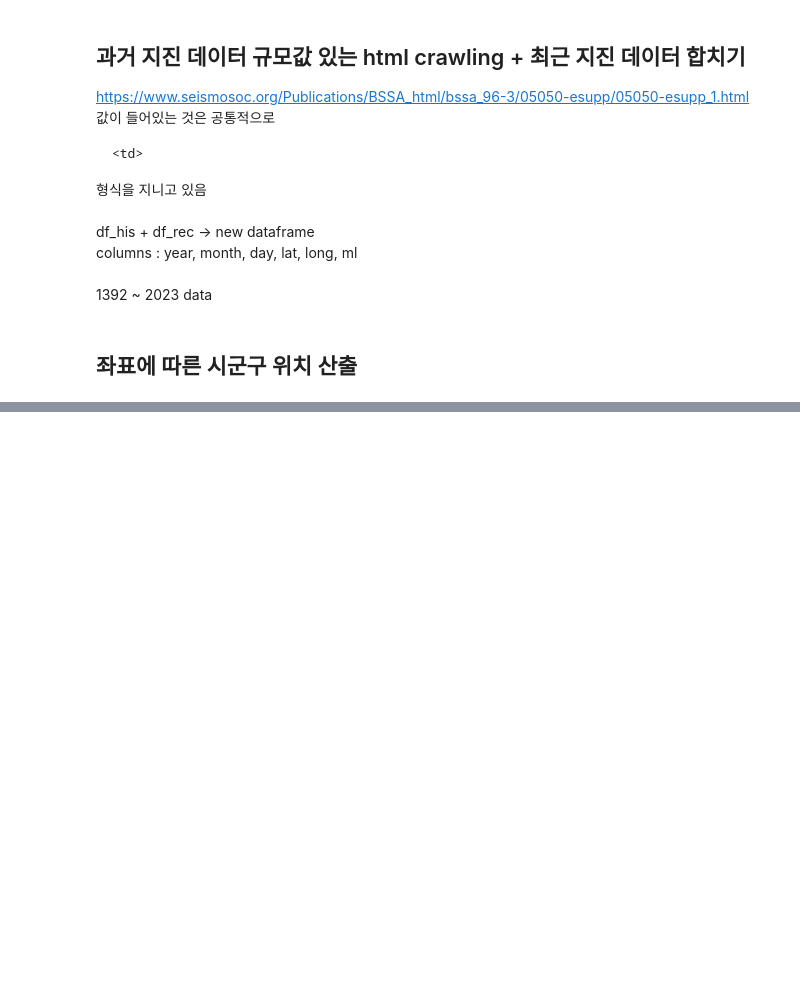
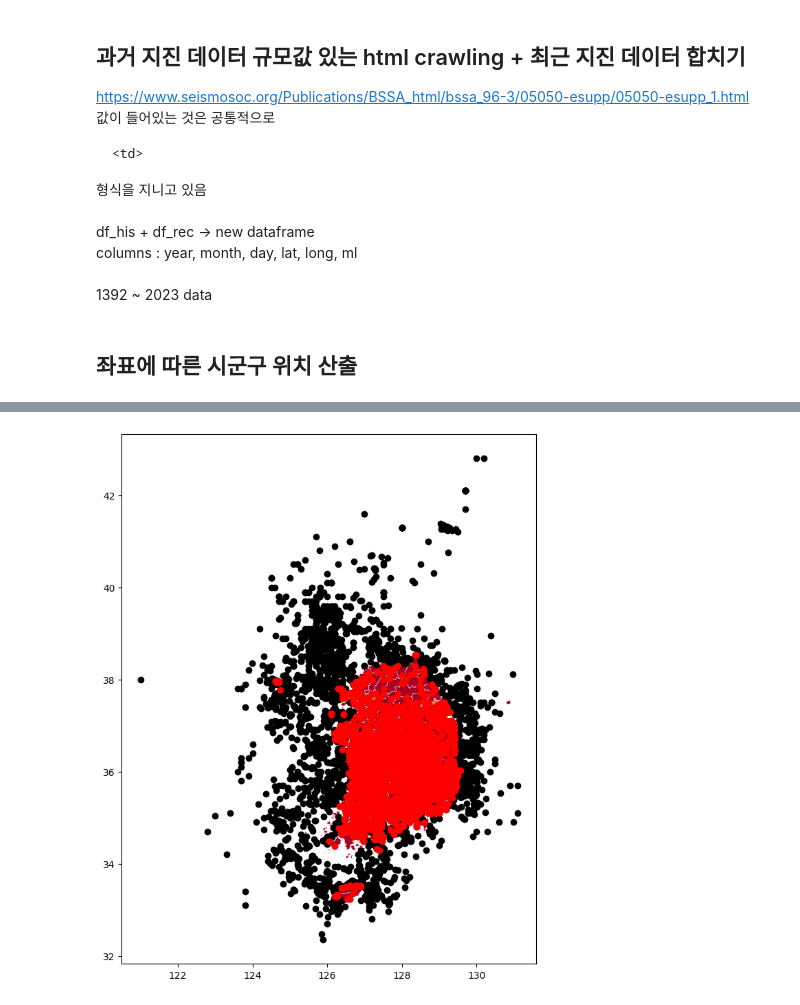
Before and after one commit to DeckofKard/Earthquake, a Jupyter notebook: eqlist_heatmap.ipynb, the cells around one changed output, grey strips where cells are left out. Drawn from its saved outputs; the diff is of its cells as text; code cells hidden in the pictures; blank space fills up the shorter version.

```diff
--- a/eqlist_heatmap.ipynb
+++ b/eqlist_heatmap.ipynb
@@ -87,13 +87,13 @@ def RecEqDf(file_name):
     df.dropna(subset = ['발생시각'], inplace = True)
     return df
 
-dfRec1 = RecEqDf("csv_file\\국내지진목록_1904-03-03_2016-12-31.csv")
-dfRec2 = RecEqDf("csv_file\\국내지진목록_2017-01-01_2021-12-31.csv")
-dfRec3 = RecEqDf("csv_file\\국내지진목록_2022-01-01_2023-06-17.csv")
+dfRec1 = RecEqDf("csv_file\\국내지진목록_1978-01-01_2016-10-01.csv")
+dfRec2 = RecEqDf("csv_file\\국내지진목록_2016-10-02_2019-12-31.csv")
+dfRec3 = RecEqDf("csv_file\\국내지진목록_2020-01-01_2023-06-16.csv")
 
 df_rec = pd.concat([dfRec1, dfRec2, dfRec3], ignore_index= True)
 
-df_rec.to_csv("csv_file\\Recent_earthquake.csv")
+df_rec.to_csv("csv_file\\Recent_earthquake.csv", encoding="utf-8-sig")
 
 df_rec = df_rec.drop(['번호', '발생시각', '위치', '지도보기', '상세정보\n(진도 등)', '최대\n진도', '깊이(km)'], axis= 'columns')
 df_rec['위도'] = df_rec['위도'].astype('str')
@@ -104,10 +104,10 @@ df_rec['경도'] = df_rec['경도'].astype('str')
 rec_lat = df_rec['경도'].str.split(' ')
 df_rec['경도'] = rec_lat.str.get(0)
 
-j = 1
+j = 0
 for i in df_rec['규모']:                        # 규모 -> 에너지 환산 :  https://m.blog.naver.com/PostView.naver?isHttpsRedirect=true&blogId=gumdansan21&logNo=130135121090
     temp = (11.8 + 1.5 * float(i))
-    df_rec['규모'][j] = (10 ** temp) * (10 ** -3)
+    df_rec.loc[j,'에너지'] = (10 ** temp) * (10 ** -3)
     j += 1
 
 df_rec = df_rec[df_rec['위도'] != '-']
@@ -123,5 +123,5 @@ df_rec['경도'] = df_rec['경도'].astype('float')
 
 S_korea.add_child(plugins.HeatMap(zip(df_rec['위도'],
                                       df_rec['경도'],
-                                      df_rec['규모']), radius= 15))
+                                      df_rec['에너지']), radius= 15))
 # %% [output]
@@ -250,11 +266,9 @@ sigungu_gdf = gpd.read_file(sigungu_geojson)
 sigungu_gdf = gpd.GeoDataFrame(sigungu_gdf, geometry=sigungu_gdf['geometry'], crs=from_epsg(4326))          # 시군구 geodataframe
 
 place_data = gpd.sjoin(eq_gpd, sigungu_gdf, how = "inner")
-place_data['ml'] = dfML['ml_erg']
-place_data['ml'] = place_data['ml'].astype('float')
-sig_cd = place_data['SIG_CD'].unique()
-ml_sum = []
-for place in sig_cd:
-    sum_ = place_data['ml'][place_data['SIG_CD'].str.contains(place)].sum()
-    ml_sum.append(sum_ / 1000)
-len(ml_sum)
+for i in range(len(sigungu_gdf)): #시군구별 평균 구하기
+    ml_erg = place_data[sigungu_gdf['SIG_CD'][i] == place_data['SIG_CD']]['ml_erg'].sum() / 1000
+    ml_max = place_data[sigungu_gdf['SIG_CD'][i] == place_data['SIG_CD']]['ml'].max()
+
+    sigungu_gdf.loc[i,"ml_erg"] = ml_erg
+    sigungu_gdf.loc[i,"ml_max"] = ml_max
@@ -262,0 +306,12 @@ len(ml_sum)
+# %%
+import matplotlib.pyplot as plt
+
+fig, ax = plt.subplots(1, 1, figsize=(10, 10))
+
+sigungu_gdf.plot(column='ml_erg',cmap='RdYlBu', ax=ax, edgecolor='white', linewidth=0.3)
+
+eq_gpd.plot(ax=ax, color='black')
+place_data.plot(ax=ax, color='red')
+plt.show()
+# %% [output]
+[figure, added]
```
Also changed, not shown: parts of 8 cells of this notebook, 23 other files.
